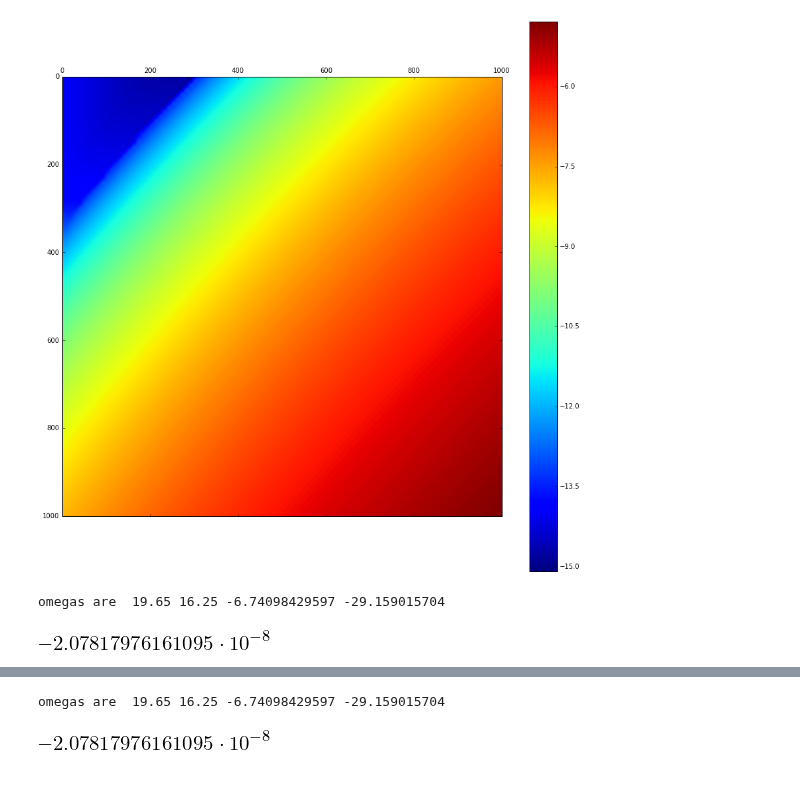
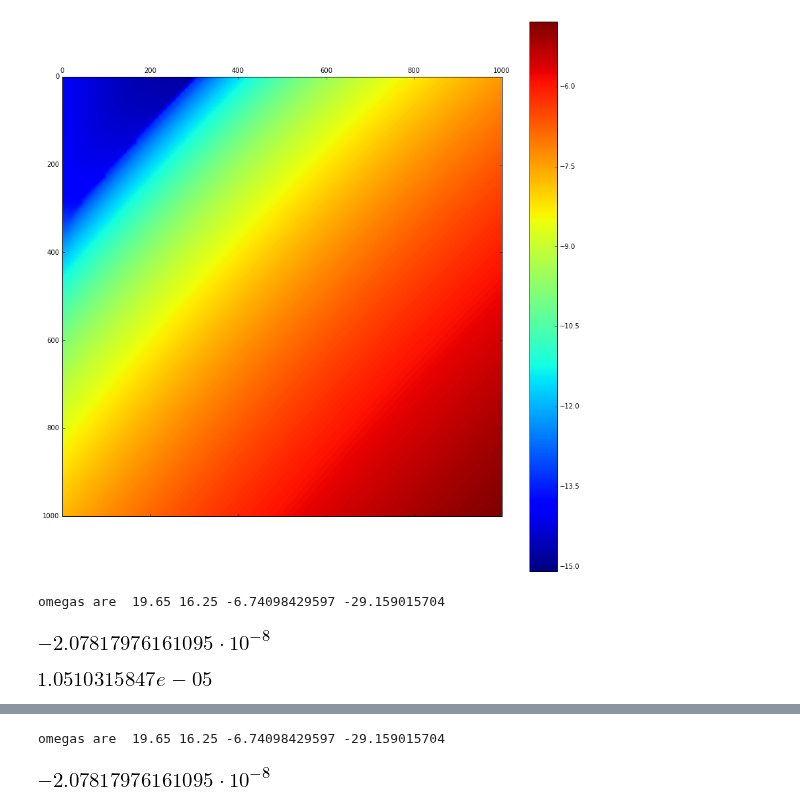
Before and after one commit to tabakg/potapov_interpolation, a Jupyter notebook: Dispersion_relation_interpolation (newton's method, tracing).ipynb, the cells around one changed output, grey strips where cells are left out. Drawn from its saved outputs; the diff is of its cells as text; code cells hidden in the pictures; blank space fills up the shorter version.

Commit message:
added analysis of interpolation error

```diff
--- a/Dispersion_relation_interpolation (newton's method, tracing).ipynb
+++ b/Dispersion_relation_interpolation (newton's method, tracing).ipynb
@@ -387,7 +387,7 @@ for i,j in [(2,3)]:  ## other combinations could be[(2,3),(3,4),(2,4)]
 # %%
 ### Let's check the error before and after doing the interpolation.
 # %%
-def check_disp_at_freq(om1,om2,i1,i2,arr):
+def check_disp_at_freq(om1,om2,i1,i2,arr,printing = False):
     '''
     Function for measuring error
 
@@ -400,7 +400,8 @@ def check_disp_at_freq(om1,om2,i1,i2,arr):
             grid to take two integers and obtain omega3.
     '''
     om4 = - (om1 + om2 + arr[i1,i2])
-    print 'omegas are ', om1,om2, arr[i1,i2], om4
+    if printing:
+        print 'omegas are ', om1,om2, arr[i1,i2], om4
     D = {omega1:om1,omega2:om2,omega3:arr[i1,i2],omega4:om4}
     return dispersion_difference_function_4wv.subs(D)
 # %%
@@ -417,3 +418,21 @@ check_disp_at_freq(om1,om2,i1,i2,arr)
 # %% [output]
 omegas are  19.65 16.25 -6.74098429597 -29.159015704
 [figure]
+# %%
+## original grid, evaluate all error values.
+
+err_array = np.zeros((101,101))
+
+for i1 in range(101):
+    for i2 in range(101):
+        om1 = omegas_dict[2][i1] + dis1
+        om2 = omegas_dict[2][i2] + dis2
+
+        arr = omegas_4wave_converged[2]
+
+        err_array[i1,i2] = check_disp_at_freq(om1,om2,i1,i2,arr,printing=False)
+# %%
+## Average error in absolute value for the original grid:
+sum(sum(abs(err_array)))/101**2
+# %% [output]
+[figure, added]
```
Also changed, not shown: parts of 11 cells of this notebook, 1 other file.
